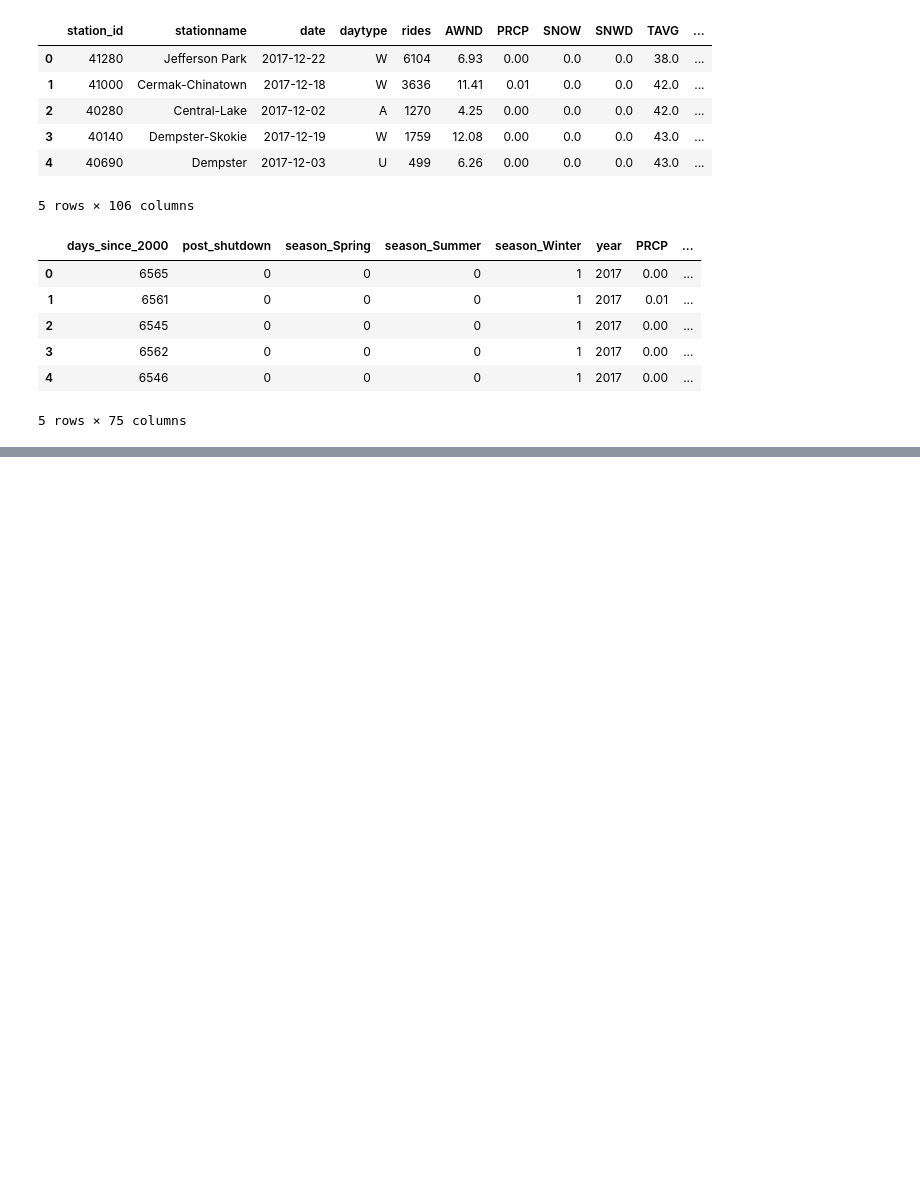
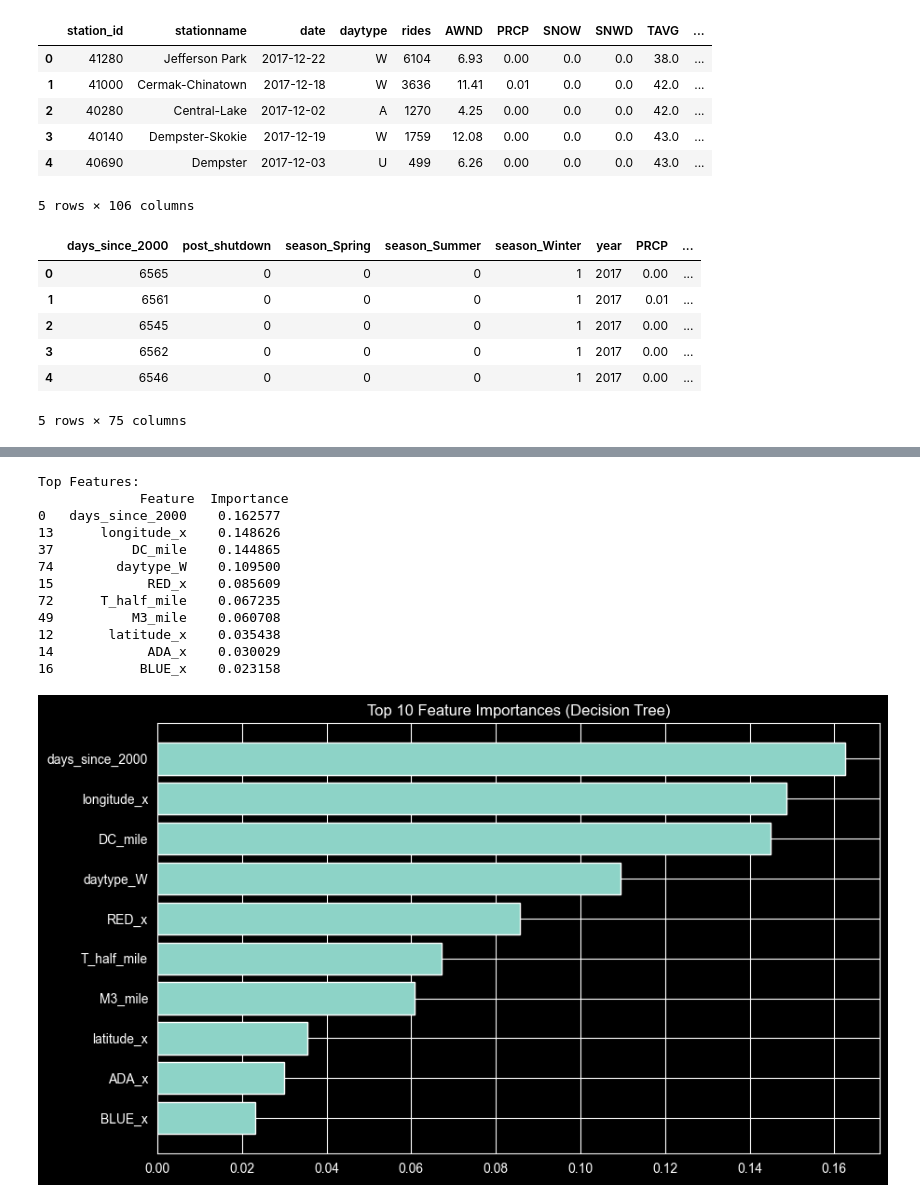
Before and after one commit to azcao95/cta-ridership-w2026-mads-milestone-2, a Jupyter notebook: ridership.ipynb, the cells around one changed output, grey strips where cells are left out. Drawn from its saved outputs; the diff is of its cells as text; code cells hidden in the pictures; blank space fills up the shorter version.

```diff
--- a/ridership.ipynb
+++ b/ridership.ipynb
@@ -579,0 +594,29 @@ Decision Tree R²:   0.8037
+# %%
+#Evaluate feature importance
+importances = dt_model.feature_importances_
+feature_names = X.columns
+feature_importance_df = pd.DataFrame({'Feature': feature_names, 'Importance': importances})
+feature_importance_df = feature_importance_df.sort_values(by='Importance', ascending=False)
+
+print("Top Features:\n", feature_importance_df.head(10))
+
+#Visualize results
+plt.figure(figsize=(10, 6))
+plt.barh(feature_importance_df['Feature'][:10], feature_importance_df['Importance'][:10])
+plt.gca().invert_yaxis()
+plt.title("Top 10 Feature Importances (Decision Tree)")
+plt.show()
+# %% [output]
+Top Features:
+             Feature  Importance
+0   days_since_2000    0.162577
+13      longitude_x    0.148626
+37          DC_mile    0.144865
+74        daytype_W    0.109500
+15            RED_x    0.085609
+72      T_half_mile    0.067235
+49          M3_mile    0.060708
+12       latitude_x    0.035438
+14            ADA_x    0.030029
+16           BLUE_x    0.023158
+[figure, added]
```
Also changed, not shown: parts of 11 cells of this notebook, 1 other file.
